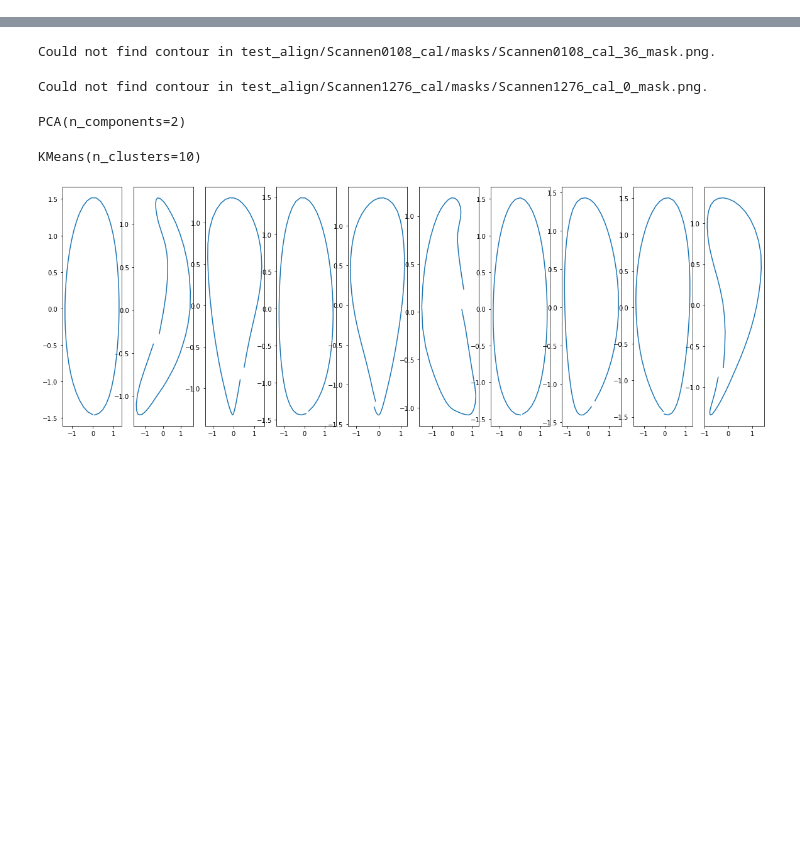
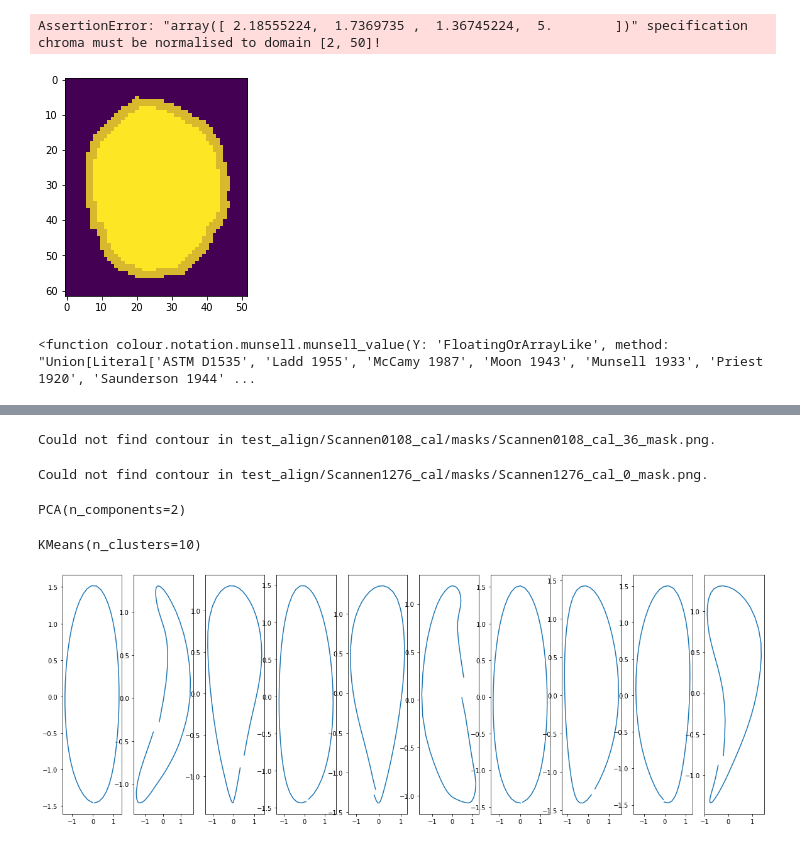
Before and after one commit to TankredO/seed_detector, a Jupyter notebook: tests.ipynb, the cells around one changed output, grey strips where cells are left out. Saved outputs shown, nothing was run; the diff lists cells and outputs as text; code cells hidden in the pictures; blank space fills up the shorter version.

```diff
--- a/tests.ipynb
+++ b/tests.ipynb
@@ -23,3 +24,27 @@ def reset_starting_point(contour):
             best_d = d
             best_i = i
     return np.r_[contour[best_i:, ], contour[:best_i, ]]
+# %%
+import colour
+
+image = cv2.imread('./test_align/Scannen0001_cal/extractions/Scannen0001_cal_0.png')
+mask = cv2.imread('./test_align/Scannen0001_cal/masks/Scannen0001_cal_0_mask.png', cv2.IMREAD_UNCHANGED)
+
+kernel = np.ones((5, 5), np.uint8)
+mask2 = cv2.erode(mask, kernel)
+
+plt.figure()
+plt.imshow(mask)
+plt.imshow(mask2, alpha=0.2)
+
+pixel_values_rgb = skimage.exposure.adjust_gamma(
+    image[mask2 != 0][:, [2, 1, 0]], gamma=2.2
+)
+colour.convert(pixel_values_rgb.mean(axis=0), 'RGB', 'Munsell Colour')
+# %% [output]
+AssertionError: "array([ 2.18555224,  1.7369735 ,  1.36745224,  5.        ])" specification chroma must be normalised to domain [2, 50]!
+[figure, added]
+# %%
+colour.munse
+# %% [output]
+<function colour.notation.munsell.munsell_value(Y: 'FloatingOrArrayLike', method: "Union[Literal['ASTM D1535', 'Ladd 1955', 'McCamy 1987', 'Moon 1943', 'Munsell 1933', 'Priest 1920', 'Saunderson 1944' ...
```
Also changed, not shown: parts of 2 cells of this notebook, 2 other files.
